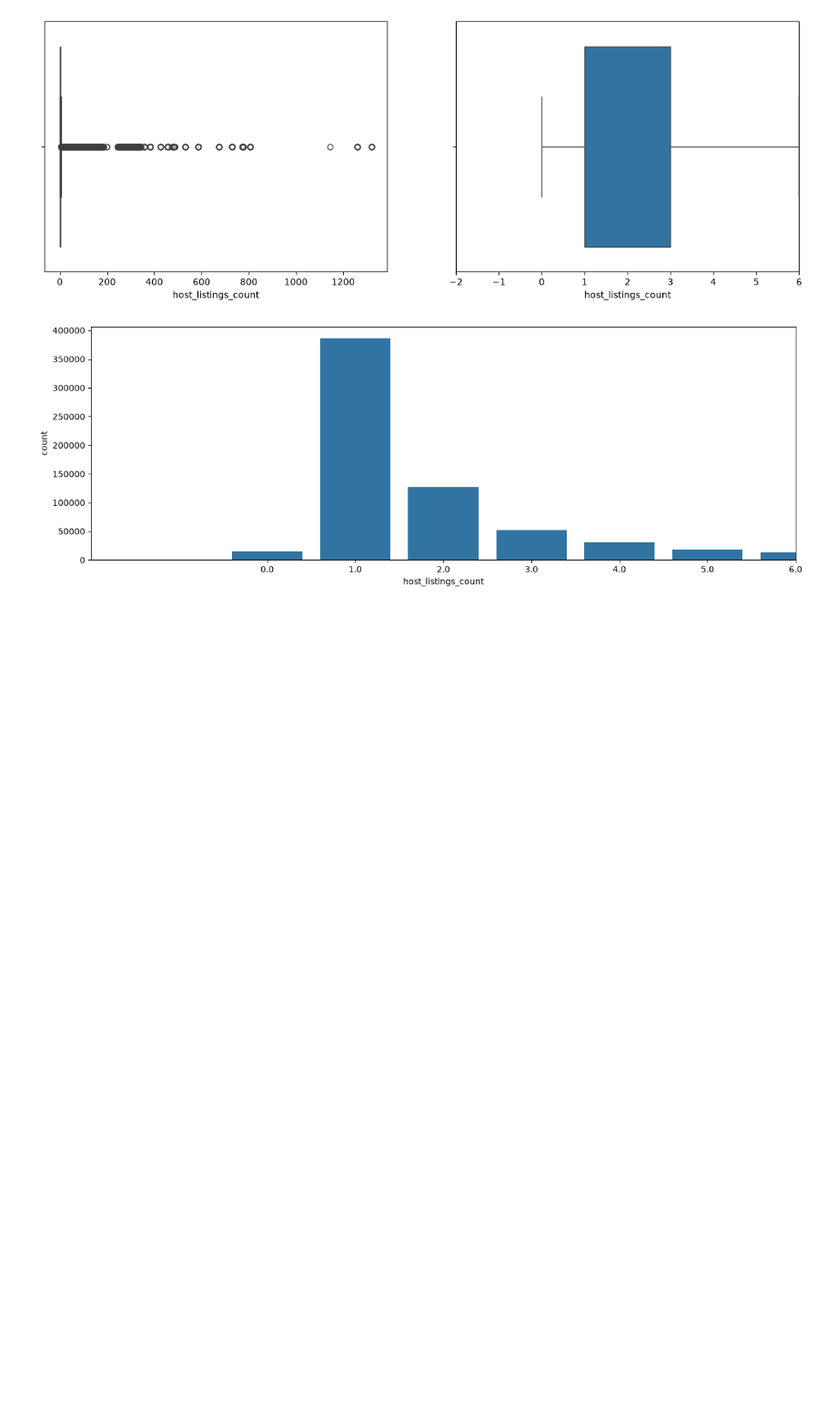
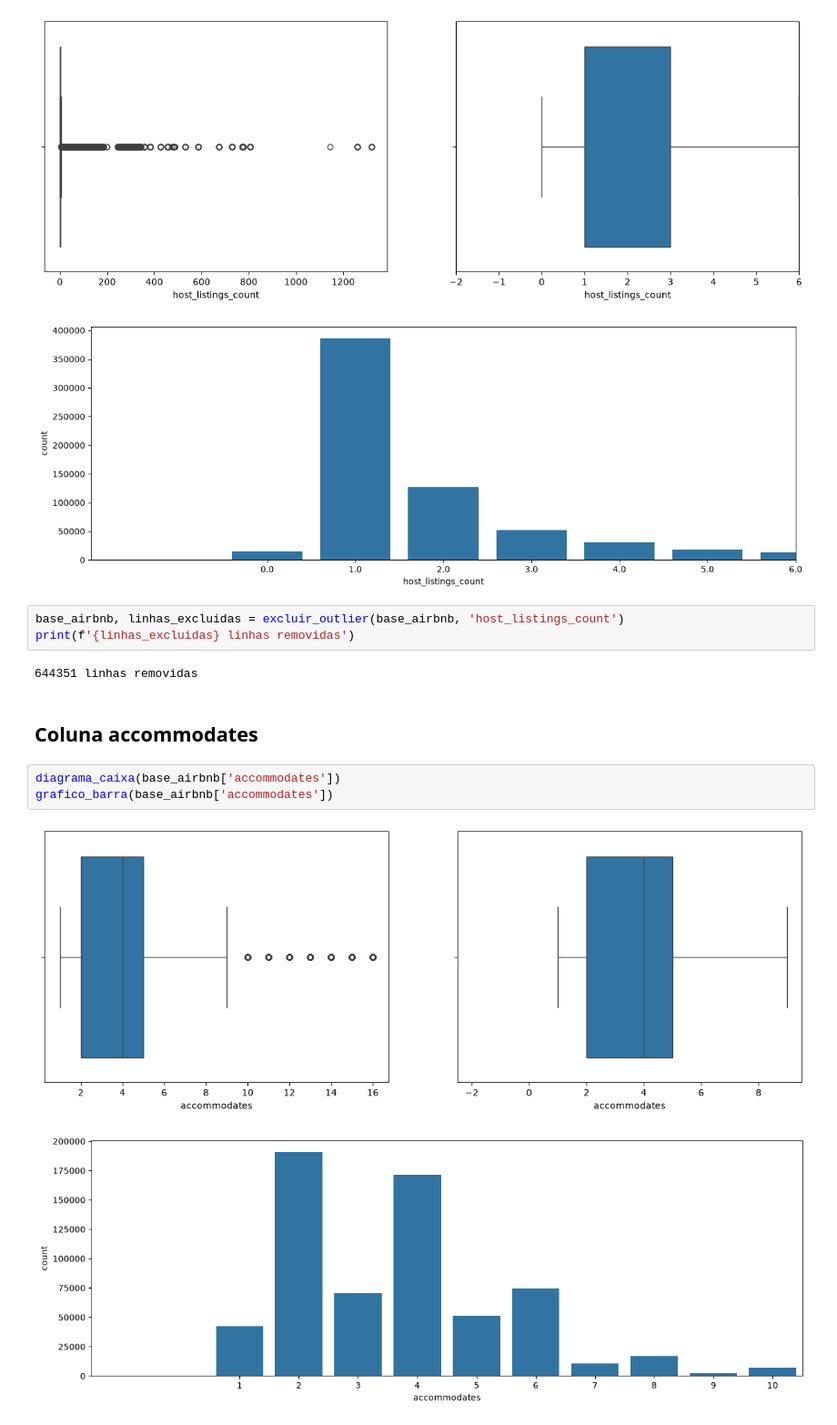
Before and after one commit to caioluizribeirochaves/Projeto-Data-Science, a Jupyter notebook: Solucao-Airbnb-Rio.ipynb, the cells around one changed output. Shown at 91% size. Saved outputs shown, nothing was run; the diff lists cells and outputs as text; blank space fills up the shorter version.

```diff
--- a/Solucao-Airbnb-Rio.ipynb
+++ b/Solucao-Airbnb-Rio.ipynb
@@ -247,3 +247,16 @@ grafico_barra(base_airbnb['host_listings_count'])
 # %% [output]
 [figure]
 [figure]
+# %%
+base_airbnb, linhas_excluidas = excluir_outlier(base_airbnb, 'host_listings_count')
+print(f'{linhas_excluidas} linhas removidas')
+# %% [output]
+644351 linhas removidas
+# %% [markdown]
+## Coluna accommodates
+# %%
+diagrama_caixa(base_airbnb['accommodates'])
+grafico_barra(base_airbnb['accommodates'])
+# %% [output]
+[figure, added]
+[figure, added]
```
Also changed, not shown: parts of 13 cells of this notebook.
